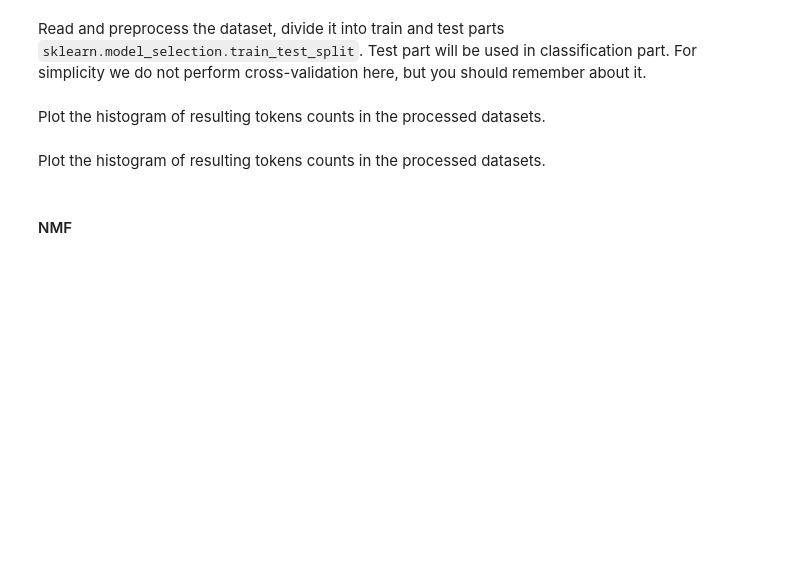
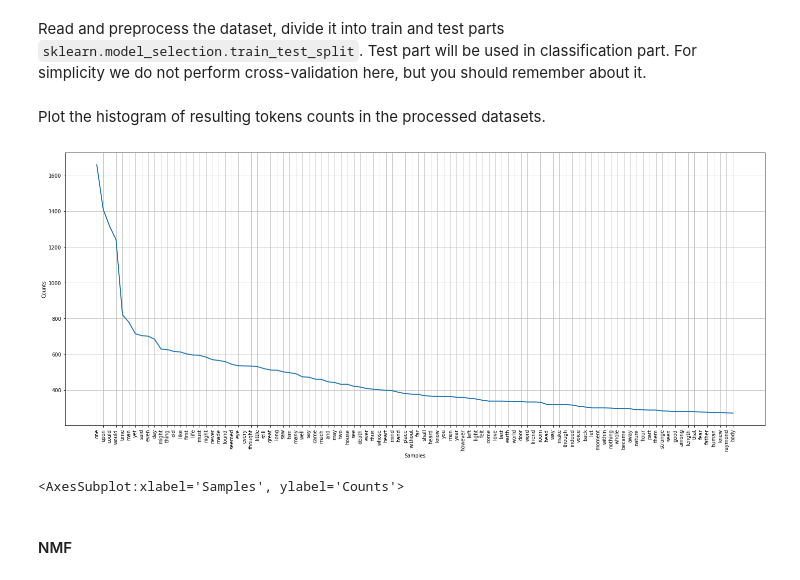
Before and after one commit to zer0deck/nlp, a Jupyter notebook: hw1.ipynb, the cells around one changed output. Cells and saved outputs as stored; diff of their text form; code cells hidden in the pictures; blank space fills up the shorter version.

```diff
--- a/hw1.ipynb
+++ b/hw1.ipynb
@@ -289,3 +312,6 @@ The provided data contain chunked stories by Edgar Allan Poe (EAP), Mary Shelley
 The dataset can be downloaded here: `https://drive.google.com/file/d/14tAjAzHr6UmFVFV7ABTyNHBh-dWHAaLH/view?usp=sharing`
 # %% [markdown]
 #### Preprocess dataset with the functions from the Part 1
+# %%
+df = pd.read_csv('data.csv', header=0, sep=',')
+df.head(7)
@@ -291,0 +327,17 @@ The dataset can be downloaded here: `https://drive.google.com/file/d/14tAjAzHr6U
+# %%
+t = Text(value='0',placeholder='Empty',description='Filtering:',disabled=False, layout=Layout(width='50%', height='80px'))
+display(t)
+full_text_l = []
+start = time.time()
+df = df[['text', 'author']]
+
+for i, text in enumerate(df['text']):
+
+        clear_text = text_filter(text)
+        full_text_l.append(clear_text)
+        df['text'].iloc[i] = clear_text
+
+        percent = numpy.round(i/len(df)*100, 3)
+        now = numpy.round(time.time()-start, 3)
+
+        # t.value = f'Completed: {percent}%, Time gone:{now}'
@@ -300,7 +376,15 @@ Read and preprocess the dataset, divide it into train and test parts `sklearn.mo
 # %% [markdown]
 Plot the histogram of resulting tokens counts in the processed datasets.
-# %% [markdown]
-Plot the histogram of resulting tokens counts in the processed datasets.
+# %%
+from nltk.probability import FreqDist
+import matplotlib.pyplot as plt
+full_text = " ".join(full_text_l)
+plt.figure(figsize=(25,10))
+graph = FreqDist(full_text.split())
+graph.plot(100)
+# %% [output]
+[figure, added]
+<AxesSubplot:xlabel='Samples', ylabel='Counts'>
 # %% [markdown]
 #### NMF
 # %% [markdown]
```
Also changed, not shown: parts of 25 cells of this notebook.
